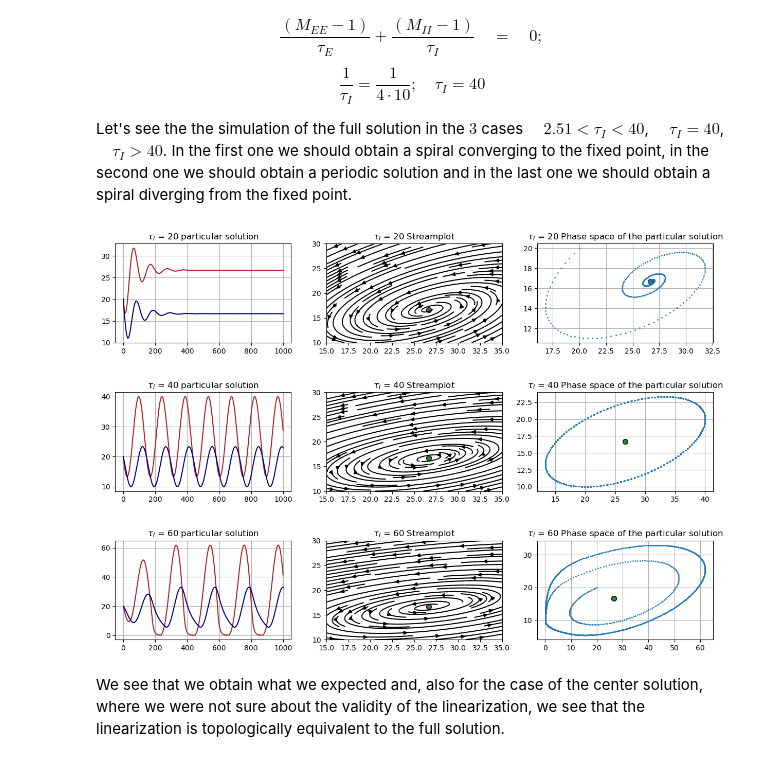
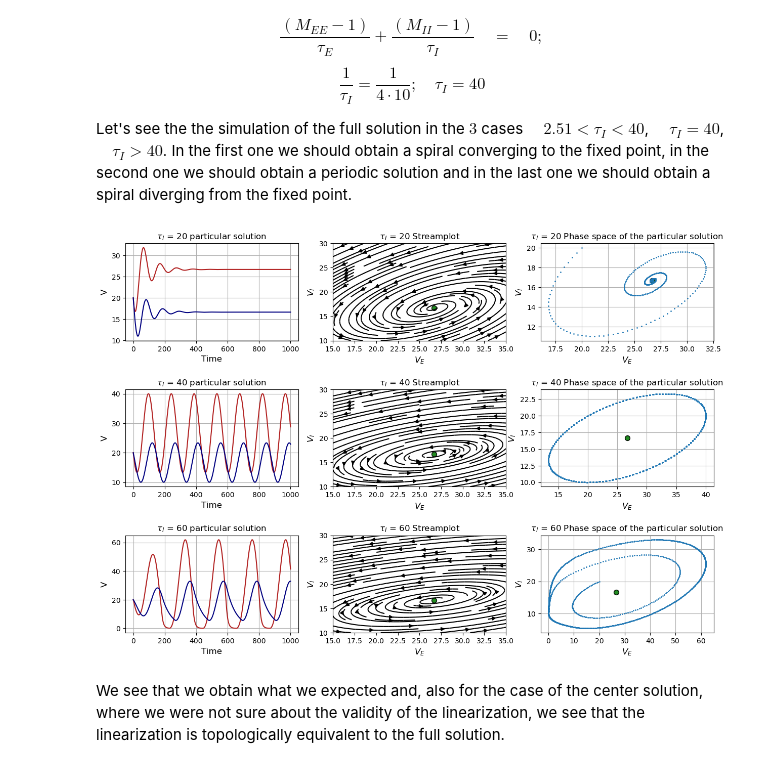
Before and after one commit to tommasoamico/PhysicalModelsOfLivingSystems, a Jupyter notebook: Week_8_assigment/TommasoAmico_week8.ipynb, the cells around one changed output. Cells and saved outputs as stored; diff of their text form; code cells hidden in the pictures.

```diff
--- a/Week_8_assigment/TommasoAmico_week8.ipynb
+++ b/Week_8_assigment/TommasoAmico_week8.ipynb
@@ -250,32 +248,38 @@ U, V = system([X, Y], '', M_ee, M_ei, M_ie, M_ii, h_e, h_i, tau_e, tau_i[0])
 # %%
 fig, ax_ = plt.subplots(3, 3, figsize = (15, 10))
 ax = ax_.flatten()
 for i in range(3):
     X, Y = np.meshgrid(np.linspace(15, 35, 200), np.linspace(10, 30, 200))
     U, V = system([X, Y], '', M_ee, M_ei, M_ie, M_ii, h_e, h_i, tau_e, tau_i[i])
 
     ax[3 * i].plot(t, solutions[i][:, 0], color = 'firebrick', zorder = 2)
     ax[3 * i].plot(t, solutions[i][:, 1], color = 'navy', zorder = 2)
+    ax[3 * i].set_xlabel('Time', fontsize = 12)
+    ax[3 * i].set_ylabel('V', fontsize = 12)
     ax[3 * i].grid(zorder = 1)
     ax[3 * i].set_title('$\\tau_I$ = ' + str(tau_i[i]) + ' particular solution')
     ax[3 * i + 1].set_title('$\\tau_I$ = ' + str(tau_i[i]) + ' Streamplot')
     ax[3 * i + 1].scatter(fixed_point[0], fixed_point[1], color = 'forestgreen', label = 'Fixed point', zorder = 2, \
         s= 50, edgecolor = 'black')
     ax[3 * i + 2].scatter(fixed_point[0], fixed_point[1], color = 'forestgreen', label = 'Fixed point', zorder = 2, \
         s= 50, edgecolor = 'black')
     ax[3 * i + 1].streamplot(X, Y, U, V, density = 1, color = 'black')
+    ax[3 * i + 1].set_xlabel('$V_E$', fontsize = 12)
+    ax[3 * i + 1].set_ylabel('$V_I$', fontsize = 12)
     ax[3 * i + 2].scatter(solutions[i][:, 0], solutions[i][:, 1], color = 'C0', label = 'Initial conditions', s=1,\
         zorder = 2)
     ax[3 * i + 2].set_title('$\\tau_I$ = ' + str(tau_i[i]) + ' Phase space of the particular solution')
     ax[3 * i + 2].grid(zorder = 1)
+    ax[3 * i + 2].set_xlabel('$V_E$', fontsize = 12)
+    ax[3 * i + 2].set_ylabel('$V_I$', fontsize = 12)
 #ax.plot(t, solutions[0][:, 0])
 #ax.plot(t, solutions[0][:, 1])
 
 #ax1.streamplot(X, Y, U, V, density = 1, color = 'black')
 #fig.tight_layout()
 fig.subplots_adjust(hspace=0.5)
 # %% [output]
-[figure, old version]
+[figure, new version]
 # %% [markdown]
 We see that we obtain what we expected and, also for the case of the center solution, where we were not sure about the validity of the linearization, we see that the linearization is topologically equivalent to the full solution.
 # %% [markdown]
```
Also changed, not shown: parts of 9 cells of this notebook.
